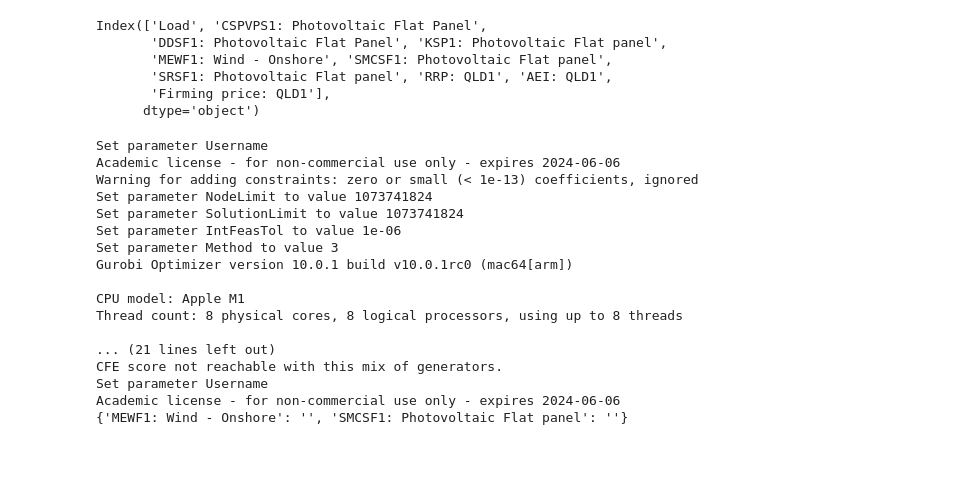
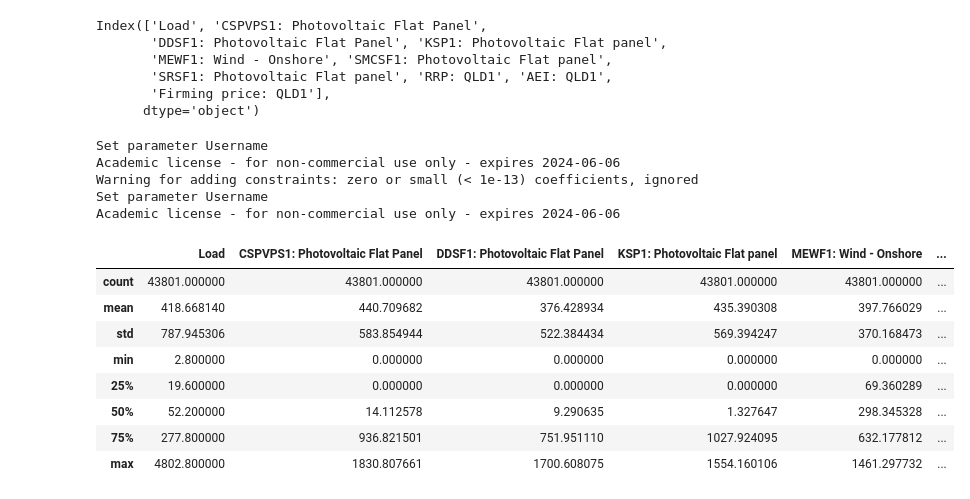
Before and after one commit to EllieKallmier/ppa_analysis, a Jupyter notebook: flow_notebook.ipynb, the cells around one changed output. Cells and saved outputs as stored; diff of their text form; code cells hidden in the pictures; blank space fills up the shorter version.

```diff
--- a/flow_notebook.ipynb
+++ b/flow_notebook.ipynb
@@ -114,3 +140,18 @@ load_data = load_data.resample('H').sum(numeric_only=True)
 gen_data = gen_data.resample('H').sum(numeric_only=True)
 emissions_intensity = emissions_intensity.resample('H').mean(numeric_only=True)
 price_data = price_data.resample('H').mean(numeric_only=True)
+# %%
+gen_data_test = gen_data.copy()
+
+
+one_yr_gen = gen_data.iloc[:24*365].copy().sum()
+one_yr_load = load_data.iloc[:24*365].copy().sum()
+
+print(one_yr_gen, one_yr_load)
+
+for gen in gen_data_test.columns:
+    print(load_data['Load'].sum() / gen_data_test[gen].sum())
+    print((one_yr_load['Load'] / one_yr_gen[gen]))
+    gen_data_test[gen] = gen_data_test[gen] * (one_yr_load['Load'] / one_yr_gen[gen])
+
+gen_data_test.head()
@@ -117,6 +186,6 @@ price_data = price_data.resample('H').mean(numeric_only=True)
 # %%
 # Now combine all of the data together:
-combined_data = pd.concat([load_data, gen_data, price_data, emissions_intensity], axis='columns')
+combined_data = pd.concat([load_data, gen_data_test, price_data, emissions_intensity], axis='columns')
 # %%
 combined_data_firming = firming_contracts.choose_firming_type(
     FIRMING_CONTRACT_TYPE, combined_data, [REGION], EXPOSURE_BOUND_UPPER, EXPOSURE_BOUND_LOWER, RETAIL_TARIFF_DETAILS
@@ -529,24 +711,20 @@ def create_hybrid_generation(
     return df_with_hybrid
 # %%
 # TODO: update df to only use useful columns - > this will be filtered by scenario!!
-
-hybrid_profiles_test = create_hybrid_generation('24/7', 'M',  50, combined_data_firming, ['MEWF1: Wind - Onshore', 'SMCSF1: Photovoltaic Flat panel'], interval)
-# hybrid_profiles_test.head()
+hybrid_profiles_test = create_hybrid_generation('Shaped', 'M',  100, combined_data_firming, ['MEWF1: Wind - Onshore', 'SMCSF1: Photovoltaic Flat panel'], interval, 0.75)
+hybrid_profiles_test.describe()
 # %% [output]
 Set parameter Username
 Academic license - for non-commercial use only - expires 2024-06-06
 Warning for adding constraints: zero or small (< 1e-13) coefficients, ignored
-Set parameter NodeLimit to value 1073741824
-Set parameter SolutionLimit to value 1073741824
-Set parameter IntFeasTol to value 1e-06
-Set parameter Method to value 3
-Gurobi Optimizer version 10.0.1 build v10.0.1rc0 (mac64[arm])
-
-CPU model: Apple M1
-Thread count: 8 physical cores, 8 logical processors, using up to 8 threads
-
-... (21 lines left out)
-CFE score not reachable with this mix of generators.
 Set parameter Username
 Academic license - for non-commercial use only - expires 2024-06-06
-{'MEWF1: Wind - Onshore': '', 'SMCSF1: Photovoltaic Flat panel': ''}
+|  | Load | CSPVPS1: Photovoltaic Flat Panel | DDSF1: Photovoltaic Flat Panel | KSP1: Photovoltaic Flat panel | MEWF1: Wind - Onshore | ... |
+| count | 43801.000000 | 43801.000000 | 43801.000000 | 43801.000000 | 43801.000000 | ... |
+| mean | 418.668140 | 440.709682 | 376.428934 | 435.390308 | 397.766029 | ... |
+| std | 787.945306 | 583.854944 | 522.384434 | 569.394247 | 370.168473 | ... |
+| min | 2.800000 | 0.000000 | 0.000000 | 0.000000 | 0.000000 | ... |
+| 25% | 19.600000 | 0.000000 | 0.000000 | 0.000000 | 69.360289 | ... |
+| 50% | 52.200000 | 14.112578 | 9.290635 | 1.327647 | 298.345328 | ... |
+| 75% | 277.800000 | 936.821501 | 751.951110 | 1027.924095 | 632.177812 | ... |
+| max | 4802.800000 | 1830.807661 | 1700.608075 | 1554.160106 | 1461.297732 | ... |
```
Also changed, not shown: parts of 14 cells of this notebook.
